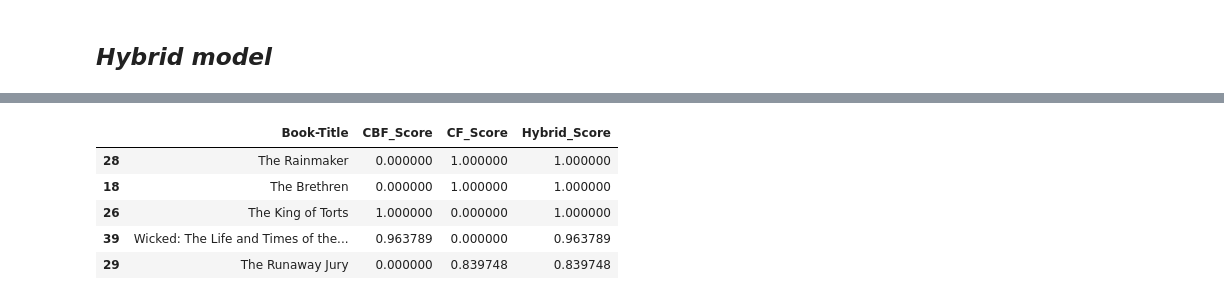
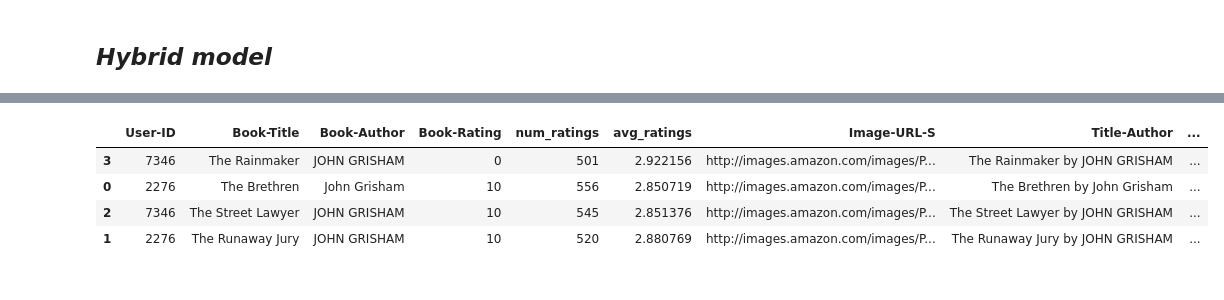
Before and after one commit to vidhan66/Book-Recommendation-System, a Jupyter notebook: Book_Recommendation_System.ipynb, the cells around one changed output, grey strips where cells are left out. Cells and saved outputs as stored; diff of their text form; code cells hidden in the pictures.

Commit message:
Complete details with hybrid model

```diff
--- a/Book_Recommendation_System.ipynb
+++ b/Book_Recommendation_System.ipynb
@@ -688,10 +695,22 @@ recommendations_cf
+# %%
+def get_hybrid_book_details(user_id, book_name, recommendations_cbf, recommendations_cf, full_books_df):
+
+    final_recommendations = hybrid_recommend(user_id, book_name, recommendations_cbf, recommendations_cf)
+    top_titles = final_recommendations['Book-Title'].tolist()
+
+    top_books_info = full_books_df[full_books_df['Book-Title'].isin(top_titles)].copy()
+    top_books_info = top_books_info.drop_duplicates(subset='Book-Title')
+
+    final_recommendations = top_books_info.merge(final_recommendations,on='Book-Title',how='left')
+    final_recommendations = final_recommendations.sort_values(by='Hybrid_Score', ascending=False)
+
+    return final_recommendations
 # %%
-final_recommendations = hybrid_recommend(user_id, book_name, recommendations_cbf, recommendations_cf)
+final_recommendations = get_hybrid_book_details(user_id, book_name, recommendations_cbf, recommendations_cf, CF_data1)
 final_recommendations
 # %% [output]
-|  | Book-Title | CBF_Score | CF_Score | Hybrid_Score |
-| 28 | The Rainmaker | 0.000000 | 1.000000 | 1.000000 |
-| 18 | The Brethren | 0.000000 | 1.000000 | 1.000000 |
-| 26 | The King of Torts | 1.000000 | 0.000000 | 1.000000 |
-| 39 | Wicked: The Life and Times of the... | 0.963789 | 0.000000 | 0.963789 |
-| 29 | The Runaway Jury | 0.000000 | 0.839748 | 0.839748 |
+|  | User-ID | Book-Title | Book-Author | Book-Rating | num_ratings | avg_ratings | Image-URL-S | Title-Author | ... |
+| 3 | 7346 | The Rainmaker | JOHN GRISHAM | 0 | 501 | 2.922156 | http://images.amazon.com/images/P... | The Rainmaker by JOHN GRISHAM | ... |
+| 0 | 2276 | The Brethren | John Grisham | 10 | 556 | 2.850719 | http://images.amazon.com/images/P... | The Brethren by John Grisham | ... |
+| 2 | 7346 | The Street Lawyer | JOHN GRISHAM | 10 | 545 | 2.851376 | http://images.amazon.com/images/P... | The Street Lawyer by JOHN GRISHAM | ... |
+| 1 | 2276 | The Runaway Jury | JOHN GRISHAM | 10 | 520 | 2.880769 | http://images.amazon.com/images/P... | The Runaway Jury by JOHN GRISHAM | ... |
```
Also changed, not shown: parts of 17 cells of this notebook.
